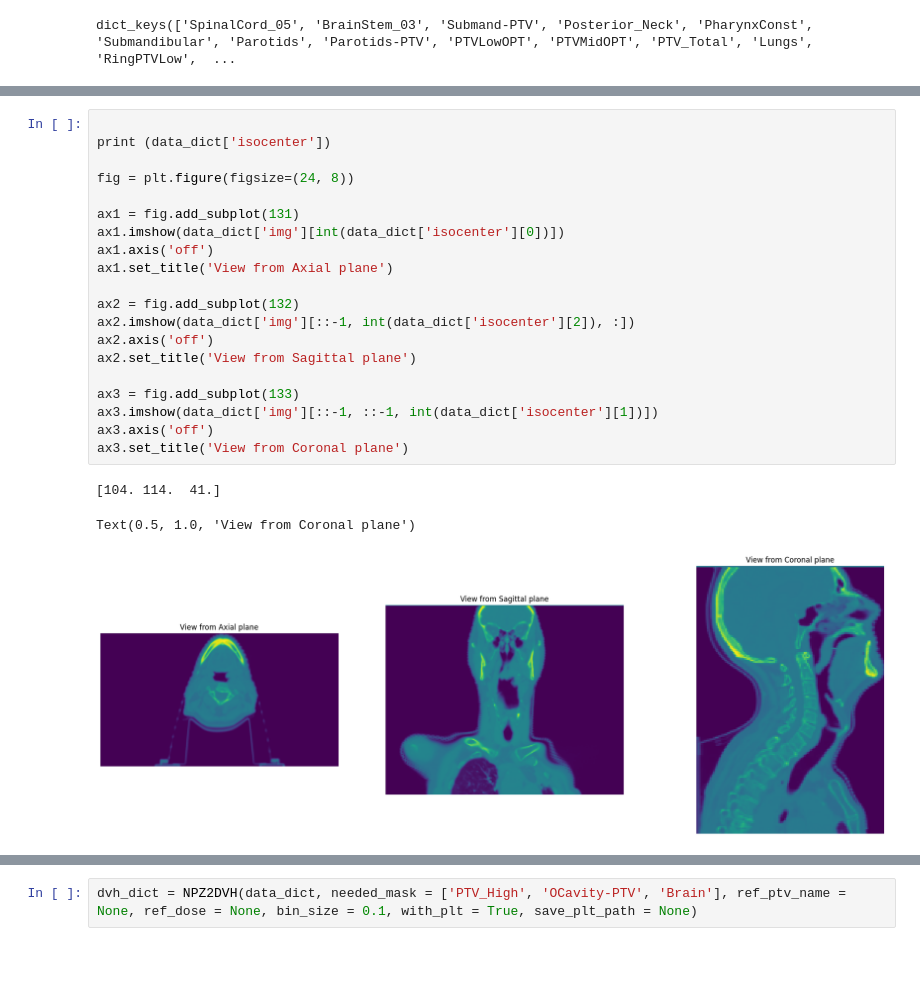
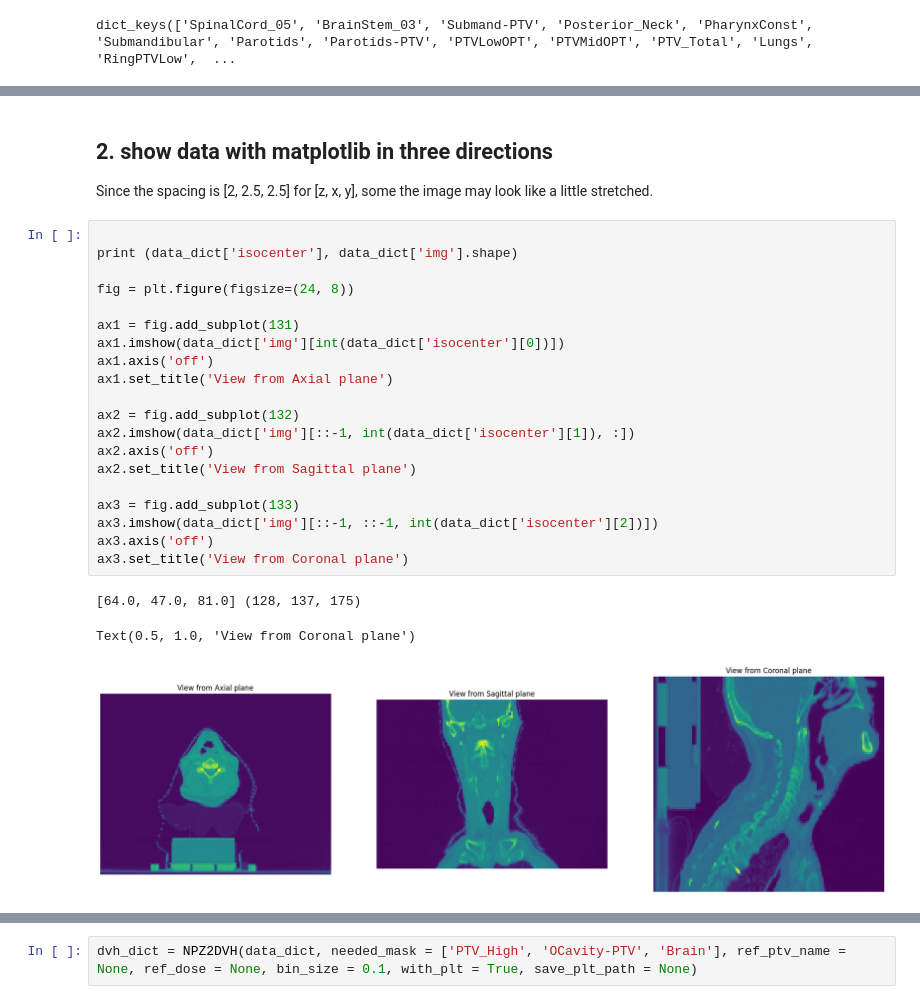
Before and after one commit to RiqiangGao/GDP-HMM_AAPMChallenge, a Jupyter notebook: data_visualization.ipynb, the cells around one changed output, grey strips where cells are left out. Saved outputs shown, nothing was run; the diff lists cells and outputs as text; blank space fills up the shorter version.

```diff
--- a/data_visualization.ipynb
+++ b/data_visualization.ipynb
@@ -74,28 +131,32 @@ dict_keys(['SpinalCord_05', 'BrainStem_03', 'Submand-PTV', 'Posterior_Neck', 'Ph
 <img src="./figs/eclipse.png">
+# %% [markdown]
+## 2. show data with matplotlib in three directions
+
+Since the spacing is [2, 2.5, 2.5] for [z, x, y], some the image may look like a little stretched.
 # %%
 
-print (data_dict['isocenter'])
+print (data_dict['isocenter'], data_dict['img'].shape)
 
 fig = plt.figure(figsize=(24, 8))
 
 ax1 = fig.add_subplot(131)
 ax1.imshow(data_dict['img'][int(data_dict['isocenter'][0])])
 ax1.axis('off')
 ax1.set_title('View from Axial plane')
 
 ax2 = fig.add_subplot(132)
-ax2.imshow(data_dict['img'][::-1, int(data_dict['isocenter'][2]), :])
+ax2.imshow(data_dict['img'][::-1, int(data_dict['isocenter'][1]), :])
 ax2.axis('off')
 ax2.set_title('View from Sagittal plane')
 
 ax3 = fig.add_subplot(133)
-ax3.imshow(data_dict['img'][::-1, ::-1, int(data_dict['isocenter'][1])])
+ax3.imshow(data_dict['img'][::-1, ::-1, int(data_dict['isocenter'][2])])
 ax3.axis('off')
 ax3.set_title('View from Coronal plane')
 # %% [output]
-[104. 114.  41.]
+[64.0, 47.0, 81.0] (128, 137, 175)
 Text(0.5, 1.0, 'View from Coronal plane')
-[figure, old version]
+[figure, new version]
 # %%
 fig = plt.figure(figsize=(24, 8))
 
```
Also changed, not shown: parts of 7 cells of this notebook, 4 other files.
